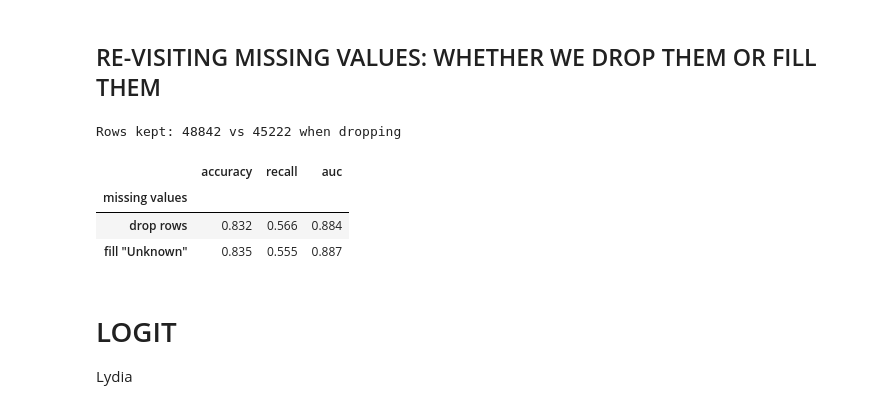
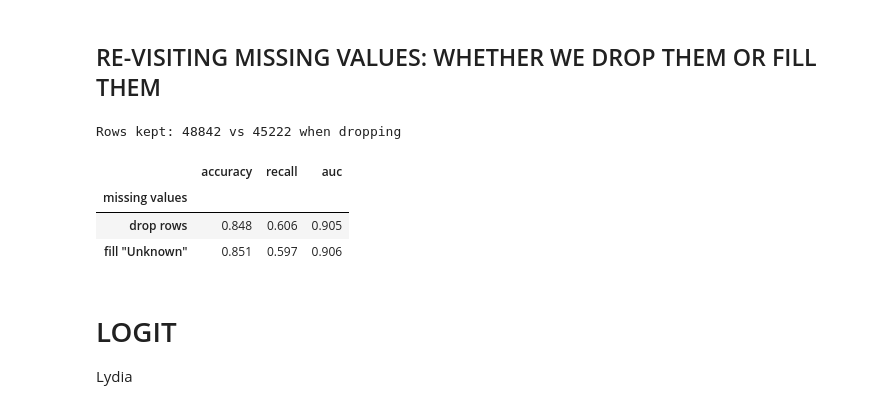
Before and after one commit to juliooo0/Team_A5, a Jupyter notebook: Predictive_Question.ipynb, the cells around one changed output. Cells and saved outputs as stored; diff of their text form; code cells hidden in the pictures.

```diff
--- a/Predictive_Question.ipynb
+++ b/Predictive_Question.ipynb
@@ -509,10 +512,0 @@ Share >50K, capital-gain = 99,999: 1.0
-# %%
-# dropping capital-gain and capital-loss as leakage; everything below runs without them
-cap_cols = ['capital-gain', 'capital-loss']
-X_train = X_train.drop(columns=cap_cols)
-X_test = X_test.drop(columns=cap_cols)
-
-# numeric columns left
-num_cols = ['age', 'education-num', 'hours-per-week']
-
-print(X_train.shape, X_test.shape)
@@ -534,7 +520,9 @@ DROPPING CAPITAL-GAIN AND CAPITAL-LOSS (LEAKAGE)
 
 Lydia
 # %%
-fig, axes = plt.subplots(1, len(num_cols), figsize=(12, 4))
+num_cols = ['age', 'education-num', 'capital-gain', 'capital-loss', 'hours-per-week']
+
+fig, axes = plt.subplots(1, len(num_cols), figsize=(18, 4))
 for ax, col in zip(axes, num_cols):
     ax.boxplot(X_train[col])
     ax.set_title(col)
@@ -599,36 +601,36 @@ df_fill['income'] = df_fill['income'].str.replace('.', '', regex=False).map({'<=
 df_fill = df_fill.replace('?', np.nan)
 for col in ['workclass', 'occupation', 'native-country']:
     df_fill[col] = df_fill[col].fillna('Unknown')
 
 # same steps as the main cleaning: drop education + fnlwgt, group country, binary encode
-df_fill = df_fill.drop(columns=['education', 'fnlwgt', 'capital-gain', 'capital-loss'])
+df_fill = df_fill.drop(columns=['education', 'fnlwgt'])
 df_fill['native-country'] = np.where(df_fill['native-country'] == 'United-States', 'United-States', 'Other')
 df_fill = pd.get_dummies(df_fill, drop_first=True, dtype=int)
 print('Rows kept:', len(df_fill), 'vs', len(dfclean), 'when dropping')
 
 # same 80/20 stratified split
 X_fill = df_fill.drop(columns=['income'])
 y_fill = df_fill['income']
 X_train_fill, X_test_fill, y_train_fill, y_test_fill = train_test_split(
     X_fill, y_fill, test_size=0.2, stratify=y_fill, random_state=42)
 
 # compare with logit, same 5-fold CV
 pipe_logit = Pipeline([
     ('scale', ColumnTransformer([('num', StandardScaler(), num_cols)], remainder='passthrough')),
     ('logit', LogisticRegression(max_iter=1000)),
 ])
 rows = []
 for name, Xtr, ytr in [('drop rows', X_train_base, y_train), ('fill "Unknown"', X_train_fill, y_train_fill)]:
     s = cross_validate(pipe_logit, Xtr, ytr, cv=cv, scoring=['accuracy', 'recall', 'roc_auc'])
     rows.append({'missing values': name, 'accuracy': s['test_accuracy'].mean(),
                  'recall': s['test_recall'].mean(), 'auc': s['test_roc_auc'].mean()})
 pd.DataFrame(rows).set_index('missing values').round(3)
 # %% [output]
 Rows kept: 48842 vs 45222 when dropping
 |  | accuracy | recall | auc |
 | missing values |  |  |  |
-| drop rows | 0.832 | 0.566 | 0.884 |
-| fill "Unknown" | 0.835 | 0.555 | 0.887 |
+| drop rows | 0.848 | 0.606 | 0.905 |
+| fill "Unknown" | 0.851 | 0.597 | 0.906 |
 # %% [markdown]
 # LOGIT
 
```
Also changed, not shown: parts of 30 cells of this notebook.
